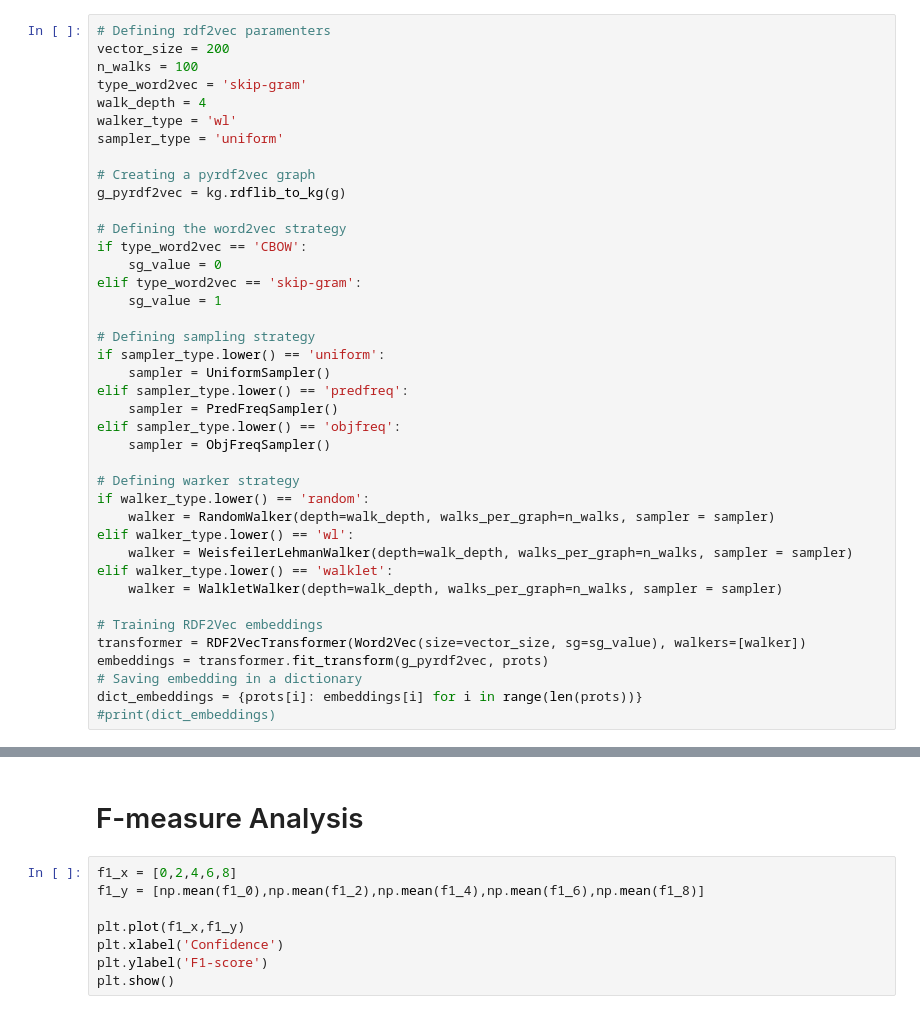
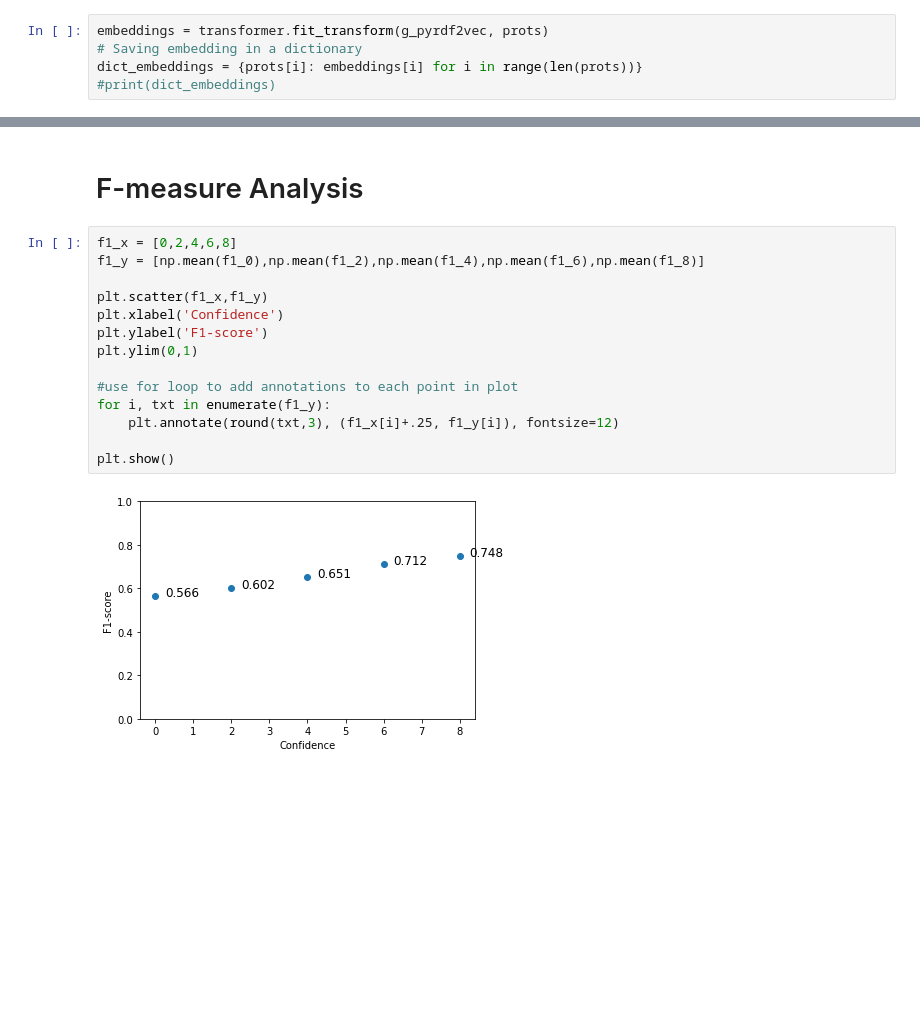
Before and after one commit to andre279m/UncertaintyInML, a Jupyter notebook: Test.ipynb, the cells around one changed output, grey strips where cells are left out. Cells and saved outputs as stored; diff of their text form; blank space fills up the shorter version.

```diff
--- a/Test.ipynb
+++ b/Test.ipynb
@@ -690,41 +546,6 @@ for value in dataSample["protein2"].values:
 
 #prots
 # %%
-# Defining rdf2vec paramenters
-vector_size = 200
-n_walks = 100
-type_word2vec = 'skip-gram'
-walk_depth = 4
-walker_type = 'wl'
-sampler_type = 'uniform'
-
-# Creating a pyrdf2vec graph
-g_pyrdf2vec = kg.rdflib_to_kg(g)
-
-# Defining the word2vec strategy
-if type_word2vec == 'CBOW':
-    sg_value = 0
-elif type_word2vec == 'skip-gram':
-    sg_value = 1
-
-# Defining sampling strategy
-if sampler_type.lower() == 'uniform':
-    sampler = UniformSampler()
-elif sampler_type.lower() == 'predfreq':
-    sampler = PredFreqSampler()
-elif sampler_type.lower() == 'objfreq':
-    sampler = ObjFreqSampler()
-
-# Defining warker strategy
-if walker_type.lower() == 'random':
-    walker = RandomWalker(depth=walk_depth, walks_per_graph=n_walks, sampler = sampler)
-elif walker_type.lower() == 'wl':
-    walker = WeisfeilerLehmanWalker(depth=walk_depth, walks_per_graph=n_walks, sampler = sampler)
-elif walker_type.lower() == 'walklet':
-    walker = WalkletWalker(depth=walk_depth, walks_per_graph=n_walks, sampler = sampler)
-
-# Training RDF2Vec embeddings
-transformer = RDF2VecTransformer(Word2Vec(size=vector_size, sg=sg_value), walkers=[walker])
 embeddings = transformer.fit_transform(g_pyrdf2vec, prots)
 # Saving embedding in a dictionary
 dict_embeddings = {prots[i]: embeddings[i] for i in range(len(prots))}
@@ -806,8 +623,16 @@ Weighted Average F-measure = 0.7463389041917482
 # %%
 f1_x = [0,2,4,6,8]
 f1_y = [np.mean(f1_0),np.mean(f1_2),np.mean(f1_4),np.mean(f1_6),np.mean(f1_8)]
 
-plt.plot(f1_x,f1_y)
+plt.scatter(f1_x,f1_y)
 plt.xlabel('Confidence')
 plt.ylabel('F1-score')
+plt.ylim(0,1)
+
+#use for loop to add annotations to each point in plot
+for i, txt in enumerate(f1_y):
+    plt.annotate(round(txt,3), (f1_x[i]+.25, f1_y[i]), fontsize=12)
+
 plt.show()
+# %% [output]
+[figure, added]
```
Also changed, not shown: parts of 26 cells of this notebook.
